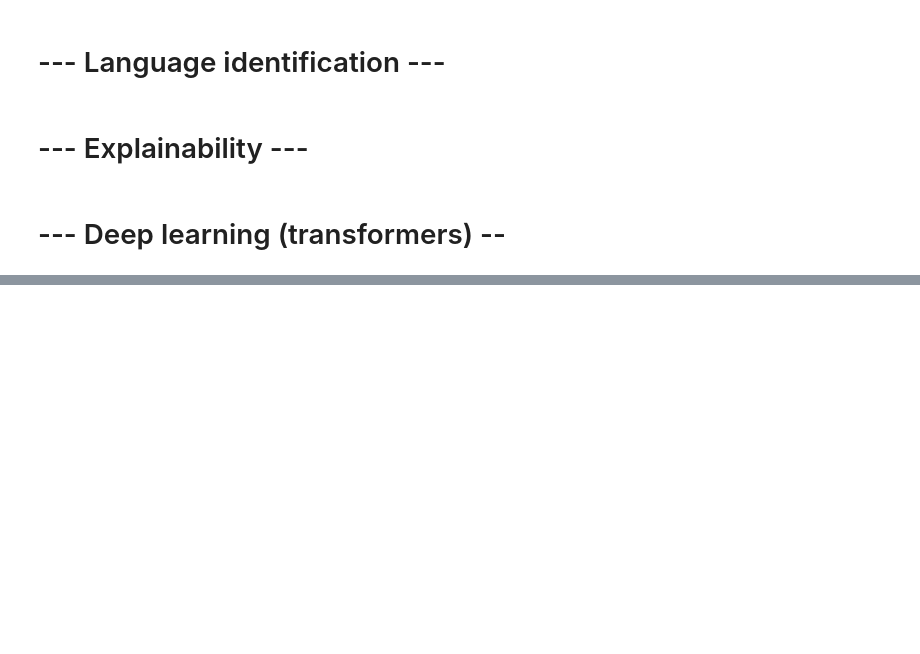
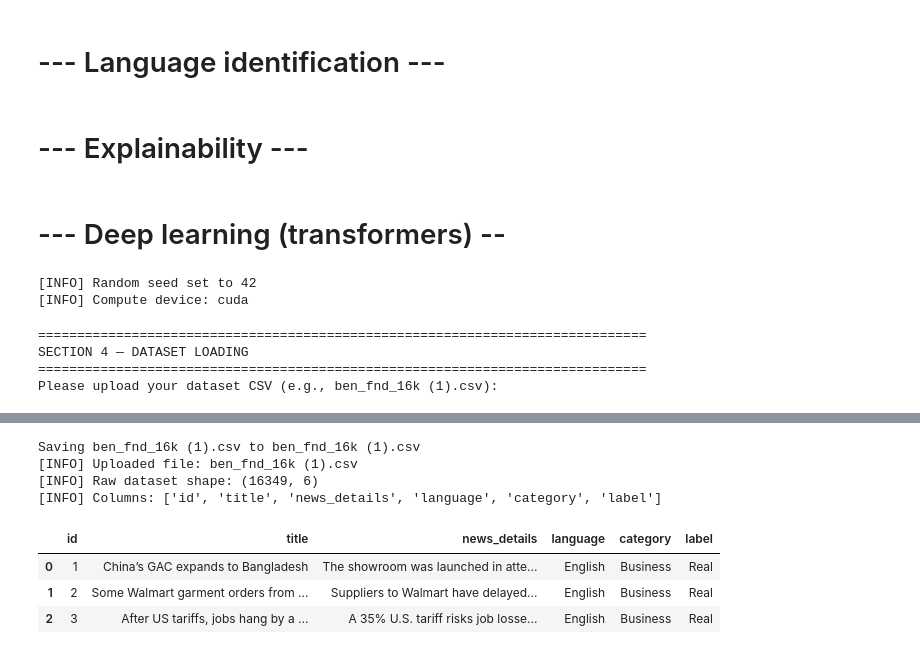
Before and after one commit to Kazi-Sadman/General-Track, a Jupyter notebook: Thesis.ipynb, the cells around one changed output, grey strips where cells are left out. Drawn from its saved outputs; the diff is of its cells as text; code cells hidden in the pictures; blank space fills up the shorter version.

```diff
--- a/Thesis.ipynb
+++ b/Thesis.ipynb
@@ -97,0 +194,18 @@ from transformers import (
+# %%
+# -------- 3.9 Leakage detection (Section 5 / 9) --------
+NEAR_DUPLICATE_COSINE_THRESHOLD = 0.90
+
+# -------- 3.10 LIME (Section 25) --------
+LIME_NUMBER_OF_FEATURES = 15
+LIME_NUMBER_OF_SAMPLES  = 1000
+
+# -------- 3.11 Device --------
+COMPUTE_DEVICE = "cuda" if torch.cuda.is_available() else "cpu"
+
+print(f"[INFO] Random seed set to {RANDOM_SEED}")
+print(f"[INFO] Compute device: {COMPUTE_DEVICE}")
+if COMPUTE_DEVICE == "cpu":
+    print("[WARN] No GPU detected. Transformer fine-tuning will be SKIPPED.")
+# %% [output]
+[INFO] Random seed set to 42
+[INFO] Compute device: cuda
@@ -97,0 +232,46 @@ from transformers import (
+# %%
+# =============================================================================
+# SECTION 4 — DATASET LOADING
+# =============================================================================
+print_section_banner(4, "DATASET LOADING")
+
+# In Google Colab, this cell prompts you to upload the CSV file.
+# In Jupyter, place the CSV in the same folder as the notebook.
+try:
+    from google.colab import files as colab_files
+    print("Please upload your dataset CSV (e.g., ben_fnd_16k (1).csv):")
+    uploaded_files = colab_files.upload()
+    RAW_DATASET_FILEPATH = list(uploaded_files.keys())[0]
+    print(f"[INFO] Uploaded file: {RAW_DATASET_FILEPATH}")
+except ImportError:
+    RAW_DATASET_FILEPATH = "ben_fnd_16k (1).csv"
+    print(f"[INFO] Not in Colab. Expecting local file: {RAW_DATASET_FILEPATH}")
+
+# Fallback: try common alternative filenames
+if not Path(RAW_DATASET_FILEPATH).exists():
+    for alternative_filename in ["ben_fnd_16k.csv", "data.csv", "dataset.csv"]:
+        if Path(alternative_filename).exists():
+            RAW_DATASET_FILEPATH = alternative_filename
+            break
+
+assert Path(RAW_DATASET_FILEPATH).exists(), (
+    f"Dataset not found at {RAW_DATASET_FILEPATH}. "
+    "Please upload it or set RAW_DATASET_FILEPATH manually."
+)
+
+# Load with Python engine to tolerate malformed rows (audit detected one).
+raw_dataset_dataframe = pd.read_csv(
+    RAW_DATASET_FILEPATH,
+    engine="python",
+    on_bad_lines="skip",
+)
+raw_dataset_dataframe.columns = [column.strip() for column in raw_dataset_dataframe.columns]
+
+print(f"[INFO] Raw dataset shape: {raw_dataset_dataframe.shape}")
+print(f"[INFO] Columns: {list(raw_dataset_dataframe.columns)}")
+raw_dataset_dataframe.head(3)
+# %% [output]
+==============================================================================
+SECTION 4 — DATASET LOADING
+==============================================================================
+Please upload your dataset CSV (e.g., ben_fnd_16k (1).csv):
@@ -97,0 +279,8 @@ from transformers import (
+Saving ben_fnd_16k (1).csv to ben_fnd_16k (1).csv
+[INFO] Uploaded file: ben_fnd_16k (1).csv
+[INFO] Raw dataset shape: (16349, 6)
+[INFO] Columns: ['id', 'title', 'news_details', 'language', 'category', 'label']
+|  | id | title | news_details | language | category | label |
+| 0 | 1 | China’s GAC expands to Bangladesh | The showroom was launched in atte... | English | Business | Real |
+| 1 | 2 | Some Walmart garment orders from ... | Suppliers to Walmart have delayed... | English | Business | Real |
+| 2 | 3 | After US tariffs, jobs hang by a ... | A 35% U.S. tariff risks job losse... | English | Business | Real |
```
Also changed, not shown: parts of 17 cells of this notebook.
